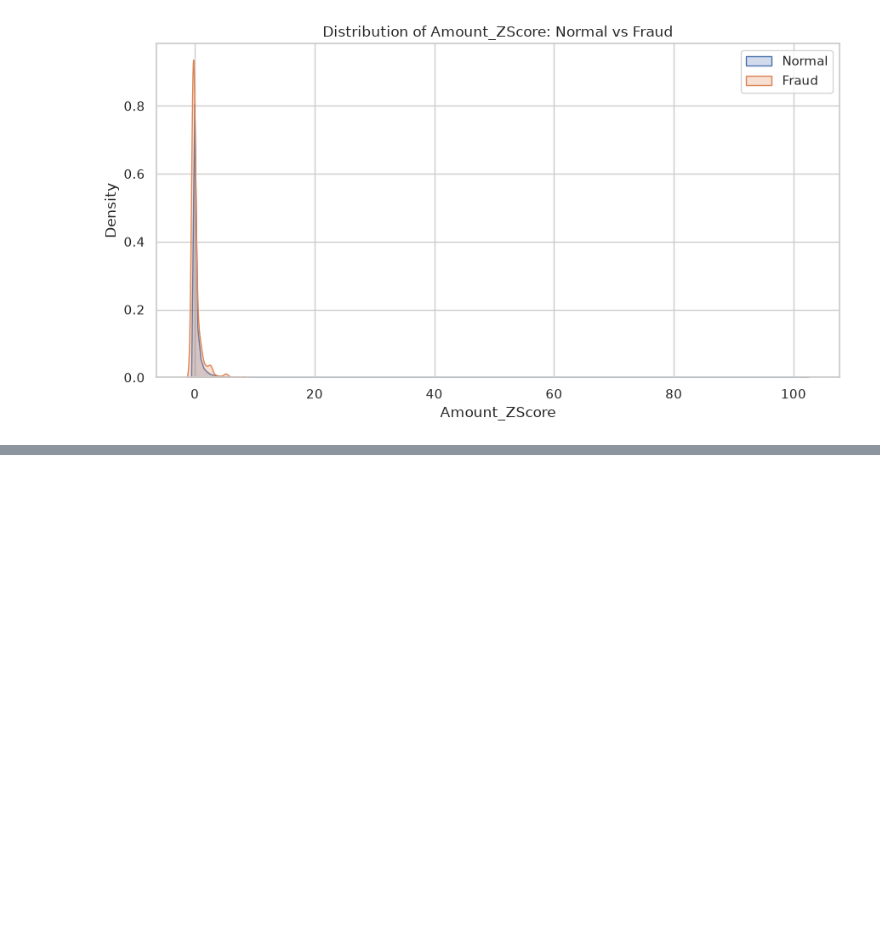
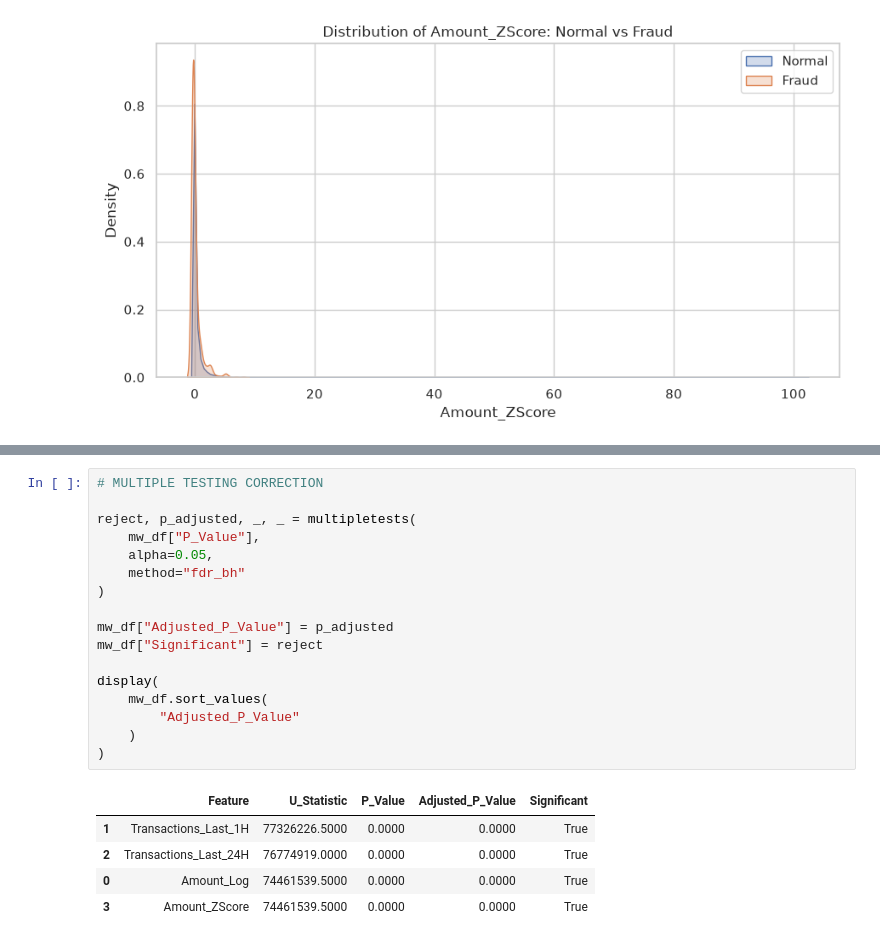
Before and after one commit to to-bits/BehaviorGuard-Customer-Behavioral-Profiling-for-Credit-Card-Fraud-Detection, a Jupyter notebook: BehaviorGuard — Customer Behavioral Profiling for Credit Card Fraud Detection/notebooks/03_statistical_analysis.ipynb, the cells around one changed output, grey strips where cells are left out. Drawn from its saved outputs; the diff is of its cells as text; blank space fills up the shorter version.

```diff
--- a/BehaviorGuard — Customer Behavioral Profiling for Credit Card Fraud Detection/notebooks/03_statistical_analysis.ipynb
+++ b/BehaviorGuard — Customer Behavioral Profiling for Credit Card Fraud Detection/notebooks/03_statistical_analysis.ipynb
@@ -243,0 +287,23 @@ for feature in numerical_behavioral_features:
+# %%
+# MULTIPLE TESTING CORRECTION
+
+reject, p_adjusted, _, _ = multipletests(
+    mw_df["P_Value"],
+    alpha=0.05,
+    method="fdr_bh"
+)
+
+mw_df["Adjusted_P_Value"] = p_adjusted
+mw_df["Significant"] = reject
+
+display(
+    mw_df.sort_values(
+        "Adjusted_P_Value"
+    )
+)
+# %% [output]
+|  | Feature | U_Statistic | P_Value | Adjusted_P_Value | Significant |
+| 1 | Transactions_Last_1H | 77326226.5000 | 0.0000 | 0.0000 | True |
+| 2 | Transactions_Last_24H | 76774919.0000 | 0.0000 | 0.0000 | True |
+| 0 | Amount_Log | 74461539.5000 | 0.0000 | 0.0000 | True |
+| 3 | Amount_ZScore | 74461539.5000 | 0.0000 | 0.0000 | True |
```
Also changed, not shown: parts of 2 cells of this notebook.
